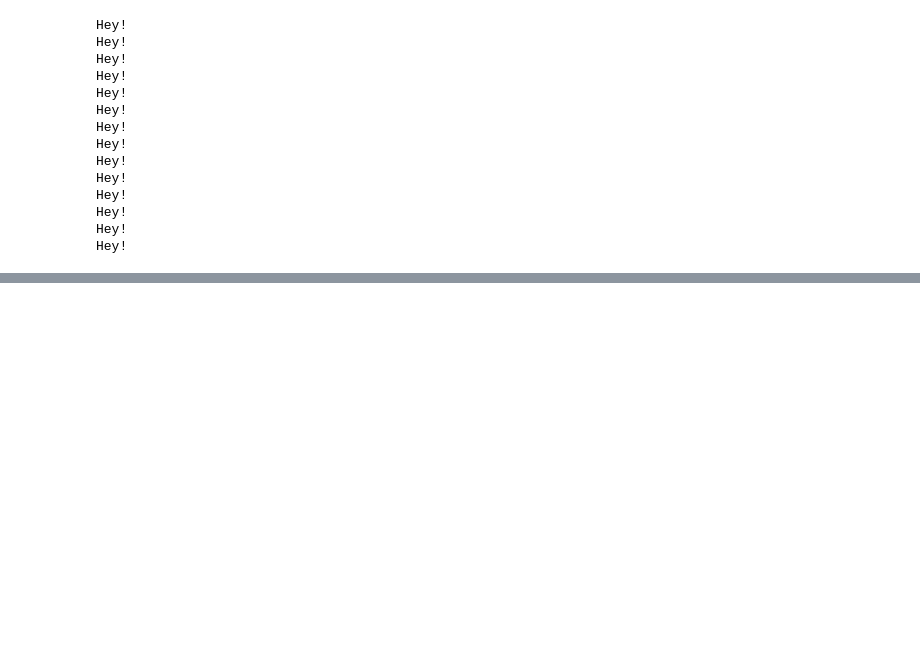
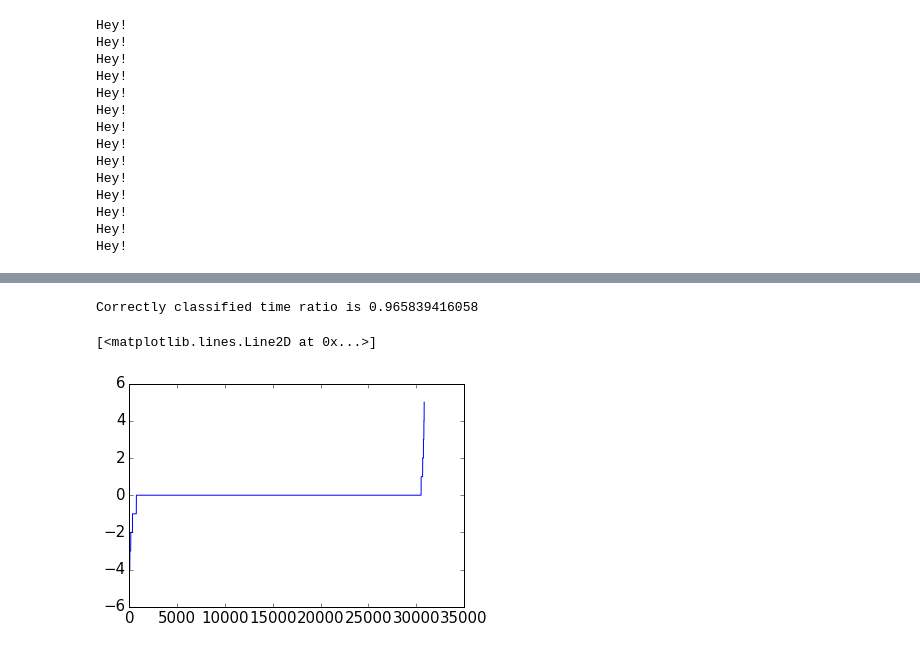
Before and after one commit to ATLAS-Analytics/AnalyticsNotebooks, a Jupyter notebook: Wesley/LinkRegression-Copy1.ipynb, the cells around one changed output, grey strips where cells are left out. Saved outputs shown, nothing was run; the diff lists cells and outputs as text; code cells hidden in the pictures; blank space fills up the shorter version.

```diff
--- a/Wesley/LinkRegression-Copy1.ipynb
+++ b/Wesley/LinkRegression-Copy1.ipynb
@@ -68,6 +70,7 @@ import time
 currentMilliTime = int(round(time.time()*1000))
 milliWeek = 7*24*60*60*1000
 milliTwoWeek = 2*7*24*60*60*1000
+milliThreeWeek = 3*7*24*60*60*1000
 milliSixHour = 12*60*60*1000
 milliMonth = 30*24*60*60*1000
 milliDay = 24*60*60*1000
@@ -439,0 +495,66 @@ NameError: name 'Y_predict' is not defined
+# %%
+from sklearn.tree import DecisionTreeClassifier
+from sklearn.ensemble import (RandomForestClassifier,GradientBoostingClassifier,BaggingClassifier,
+                              AdaBoostClassifier,ExtraTreesClassifier)
+def convertSecsToCat(data):
+    timeCategory = np.zeros(len(data))
+    for i in range(len(data)):
+        if data[i] < 600: #Less than 10 min
+            timeCategory[i] = 0
+        elif data[i] >= 600 and data[i] < 1200:#(10-20 min)
+            timeCategory[i] = 1
+        elif (data[i] >= 1200 and data[i] < 3600): #(between 20 min and 1 hour)
+            timeCategory[i] = 2
+        elif data[i] >=3600 and data[i] < 7200: #(between 1 and 2 hr)
+            timeCategory[i] = 3
+        elif data[i] >= 7200 and data[i] < 18000: #(2-5 hour)
+            timeCategory[i] = 4
+        elif data[i] >= 18000 and data[i] < 36000: #(5-10 hours)
+            timeCategory[i] = 5
+        elif data[i] >= 36000:
+            timeCategory[i] = 6
+    return timeCategory
+timeCategory = convertSecsToCat(Y)
+
+
+#Form input by combining various variables
+inputSample = np.squeeze(np.hstack((submittedTimes[:,None],queuedUserSubscriptions[:,None],
+                                    queuedT0Export[:,None],queuedStaging[:,None],
+                                    queuedDataConsolidation[:,None],queuedFunctionalTest[:,None],
+                                    queuedExpress[:,None],queuedProductionInput[:,None],
+                                    queuedProductionOutput[:,None],queuedStaging[:,None],
+                                    doneUserSubscriptions[:,None],
+                                    doneT0Export[:,None],doneStaging[:,None],
+                                    doneDataConsolidation[:,None],doneFunctionalTest[:,None],
+                                    doneExpress[:,None],doneProductionInput[:,None],
+                                    doneProductionOutput[:,None],doneStaging[:,None],filesize[:,None],
+                                    dash_through1h[:,None],dummyActivity)))
+outputSample = timeTotal
+
+#Find rows of data that contain at least one missing value
+missing = np.isnan(np.sum(inputSample,axis=1))
+
+reducedInput = inputSample[~missing]
+reducedOutput = outputSample[~missing]
+
+
+X = reducedInput
+Y = reducedOutput
+
+model1 = RandomForestClassifier()
+
+results = model1.fit(X[:,1:],timeCategory)
+Y_predict = results.predict(X[:,1:])
+Y_proba = results.predict_proba(X[:,1:])
+
+
+diff = (Y_predict-timeCategory)
+indices4 = np.argsort(diff)
+
+print('Correctly classified time ratio is ' + str(np.sum(diff==0)/len(diff)))
+#Note the probabilities of the end objects are usually split between several categories
+plt.plot(diff[indices4])
+# %% [output]
+Correctly classified time ratio is 0.965839416058
+[<matplotlib.lines.Line2D at 0x...>]
+[figure, added]
```
Also changed, not shown: parts of 14 cells of this notebook, 4 other files.
